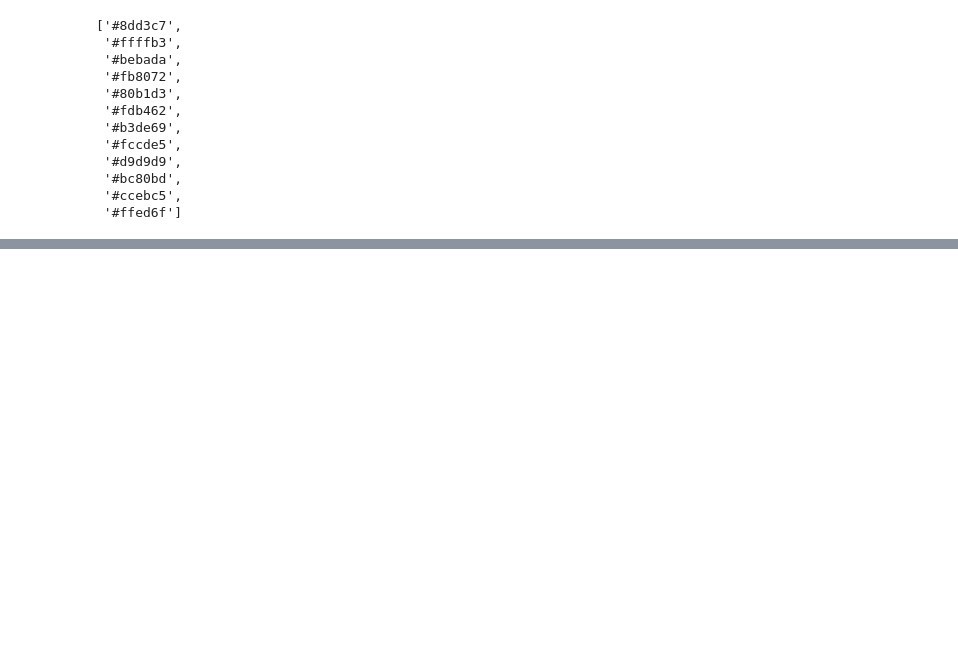
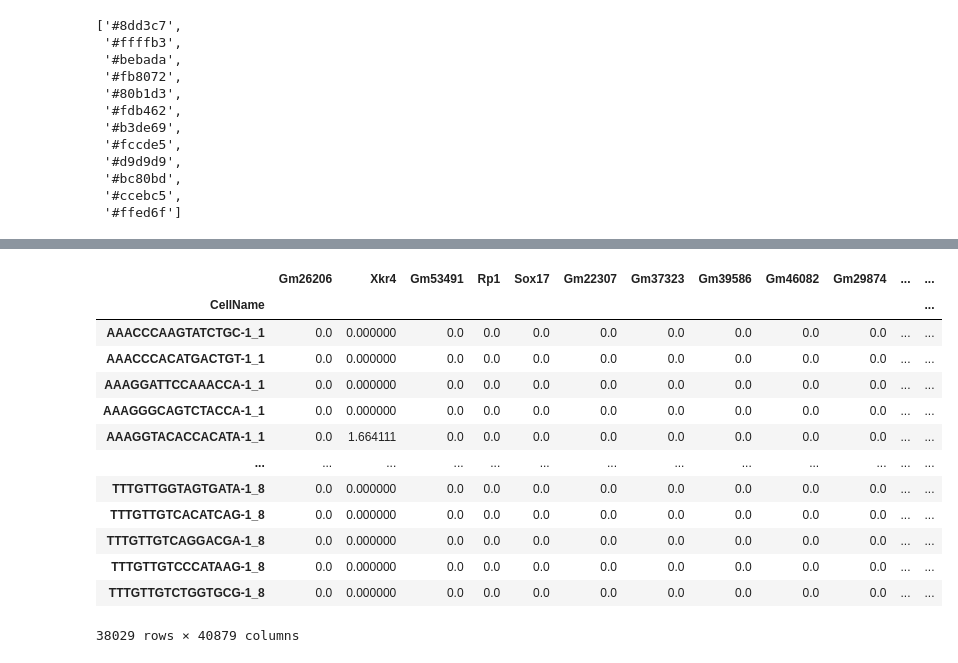
Before and after one commit to AvarGoksu/ILPSFC_RNAseq, a Jupyter notebook: 06_Parasite_Clustering.ipynb, the cells around one changed output, grey strips where cells are left out. Drawn from its saved outputs; the diff is of its cells as text; code cells hidden in the pictures; blank space fills up the shorter version.

```diff
--- a/06_Parasite_Clustering.ipynb
+++ b/06_Parasite_Clustering.ipynb
@@ -187,0 +211,19 @@ adata.write_h5ad("/vol/ExtraVol/Parasite_Clustered.h5ad")
+# %%
+t=adata.X
+df = pd.DataFrame(data=t, index=adata.obs["CellName"], columns=adata.var_names)
+df
+# %% [output]
+|  | Gm26206 | Xkr4 | Gm53491 | Rp1 | Sox17 | Gm22307 | Gm37323 | Gm39586 | Gm46082 | Gm29874 | ... | ... |
+| CellName |  |  |  |  |  |  |  |  |  |  |  | ... |
+| AAACCCAAGTATCTGC-1_1 | 0.0 | 0.000000 | 0.0 | 0.0 | 0.0 | 0.0 | 0.0 | 0.0 | 0.0 | 0.0 | ... | ... |
+| AAACCCACATGACTGT-1_1 | 0.0 | 0.000000 | 0.0 | 0.0 | 0.0 | 0.0 | 0.0 | 0.0 | 0.0 | 0.0 | ... | ... |
+| AAAGGATTCCAAACCA-1_1 | 0.0 | 0.000000 | 0.0 | 0.0 | 0.0 | 0.0 | 0.0 | 0.0 | 0.0 | 0.0 | ... | ... |
+| AAAGGGCAGTCTACCA-1_1 | 0.0 | 0.000000 | 0.0 | 0.0 | 0.0 | 0.0 | 0.0 | 0.0 | 0.0 | 0.0 | ... | ... |
+| AAAGGTACACCACATA-1_1 | 0.0 | 1.664111 | 0.0 | 0.0 | 0.0 | 0.0 | 0.0 | 0.0 | 0.0 | 0.0 | ... | ... |
+| ... | ... | ... | ... | ... | ... | ... | ... | ... | ... | ... | ... | ... |
+| TTTGTTGGTAGTGATA-1_8 | 0.0 | 0.000000 | 0.0 | 0.0 | 0.0 | 0.0 | 0.0 | 0.0 | 0.0 | 0.0 | ... | ... |
+| TTTGTTGTCACATCAG-1_8 | 0.0 | 0.000000 | 0.0 | 0.0 | 0.0 | 0.0 | 0.0 | 0.0 | 0.0 | 0.0 | ... | ... |
+| TTTGTTGTCAGGACGA-1_8 | 0.0 | 0.000000 | 0.0 | 0.0 | 0.0 | 0.0 | 0.0 | 0.0 | 0.0 | 0.0 | ... | ... |
+| TTTGTTGTCCCATAAG-1_8 | 0.0 | 0.000000 | 0.0 | 0.0 | 0.0 | 0.0 | 0.0 | 0.0 | 0.0 | 0.0 | ... | ... |
+| TTTGTTGTCTGGTGCG-1_8 | 0.0 | 0.000000 | 0.0 | 0.0 | 0.0 | 0.0 | 0.0 | 0.0 | 0.0 | 0.0 | ... | ... |
+38029 rows × 40879 columns
```
Also changed, not shown: parts of 17 cells of this notebook.
